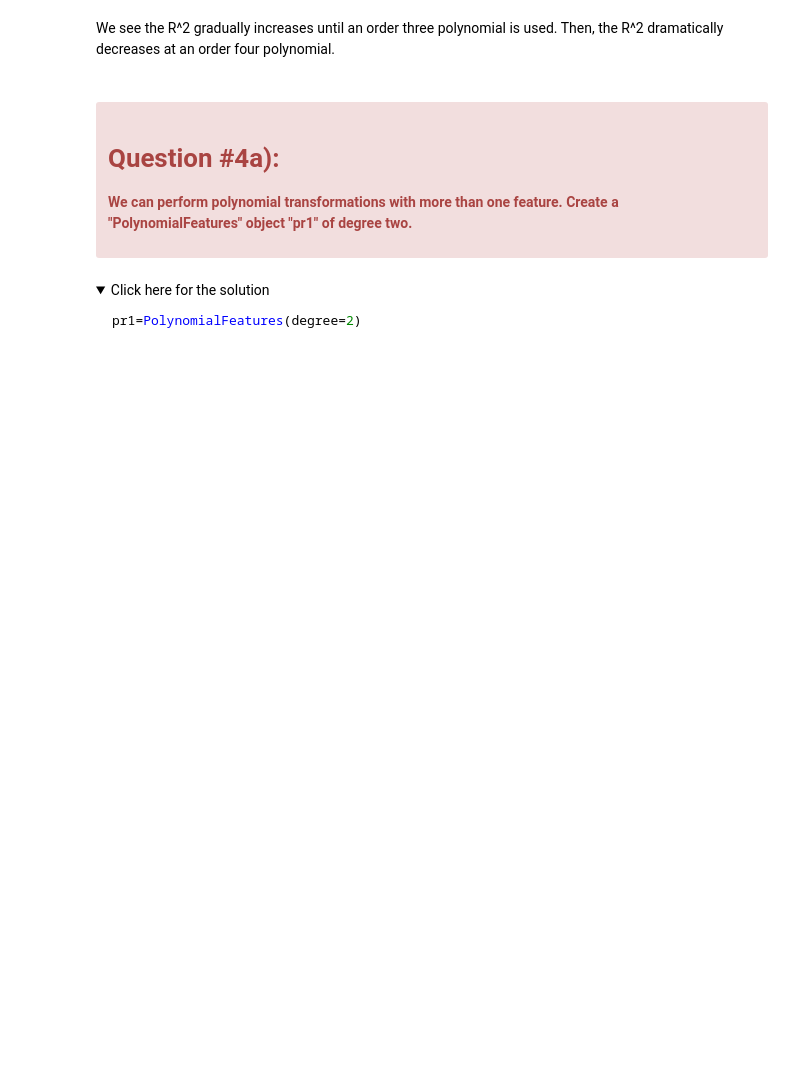
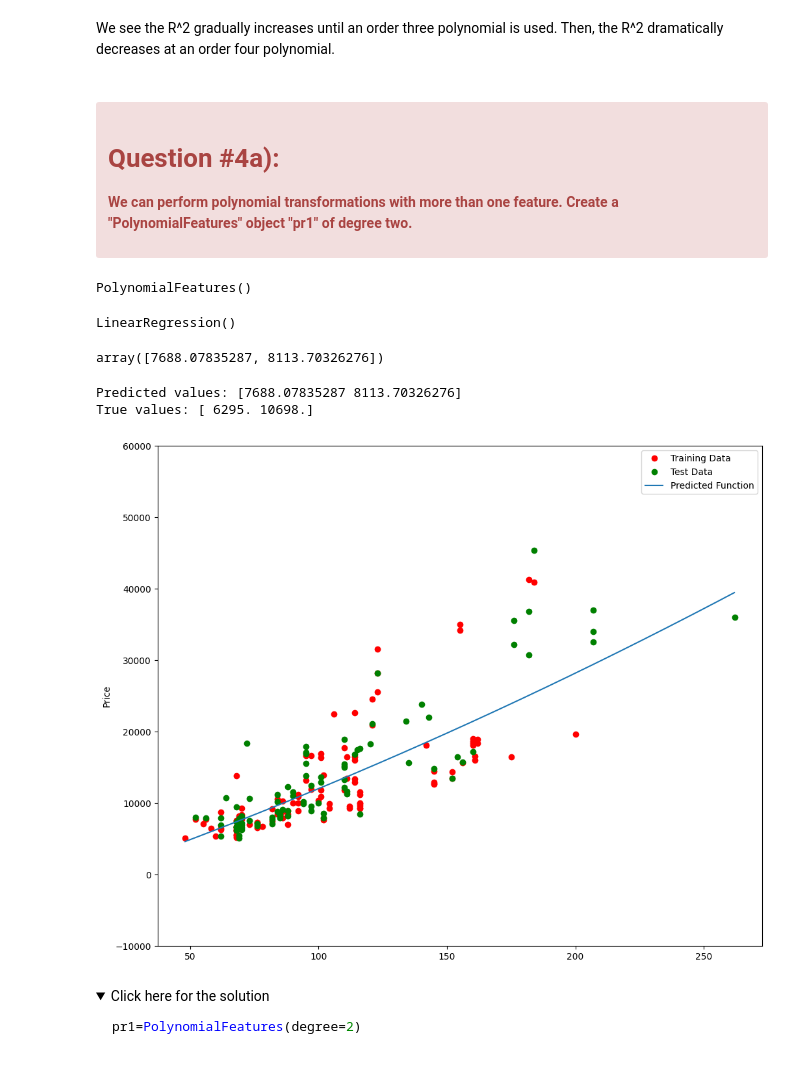
Before and after one commit to Sterling4/ibm, a Jupyter notebook: Model_Evaluation_and_Refinement_cars.ipynb, the cells around one changed output. Saved outputs shown, nothing was run; the diff lists cells and outputs as text; code cells hidden in the pictures; folded sections open; blank space fills up the shorter version.

```diff
--- a/Model_Evaluation_and_Refinement_cars.ipynb
+++ b/Model_Evaluation_and_Refinement_cars.ipynb
@@ -386,6 +451,32 @@ We see the R^2 gradually increases until an order three polynomial is used. Then
 </div>
 # %%
 # Write your code below and press Shift+Enter to execute
+pr1 = PolynomialFeatures(degree=2)
+x_train_pr = pr1.fit_transform(x_train[['horsepower']])
+x_test_pr = pr1.fit_transform(x_test[['horsepower']])
+pr1
+# %% [output]
+PolynomialFeatures()
+# %%
+poly = LinearRegression()
+poly.fit(x_train_pr, y_train)
+# %% [output]
+LinearRegression()
+# %%
+yhat = poly.predict(x_test_pr)
+yhat[0:2]
+# %% [output]
+array([7688.07835287, 8113.70326276])
+# %%
+print("Predicted values:", yhat[0:2])
+print("True values:", y_test[0:2].values)
+# %% [output]
+Predicted values: [7688.07835287 8113.70326276]
+True values: [ 6295. 10698.]
+# %%
+PollyPlot(x_train['horsepower'], x_test['horsepower'], y_train, y_test, poly,pr1)
+# %% [output]
+[figure, added]
 # %% [markdown]
 <details><summary>Click here for the solution</summary>
 
```
Also changed, not shown: parts of 28 cells of this notebook.
